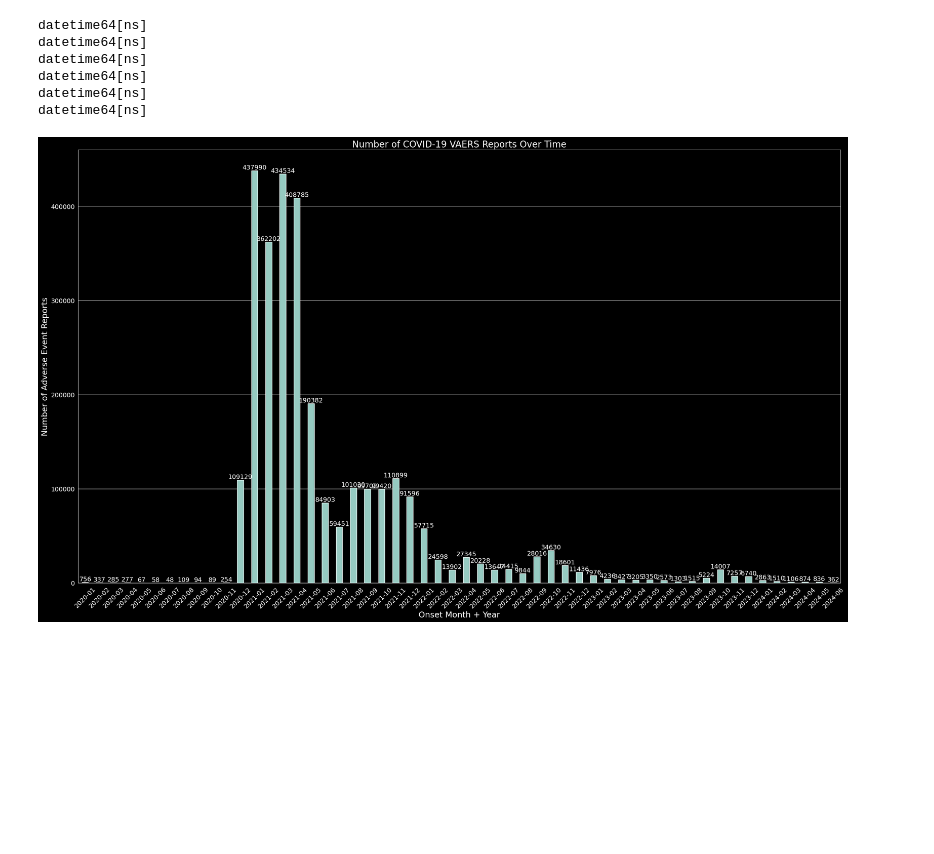
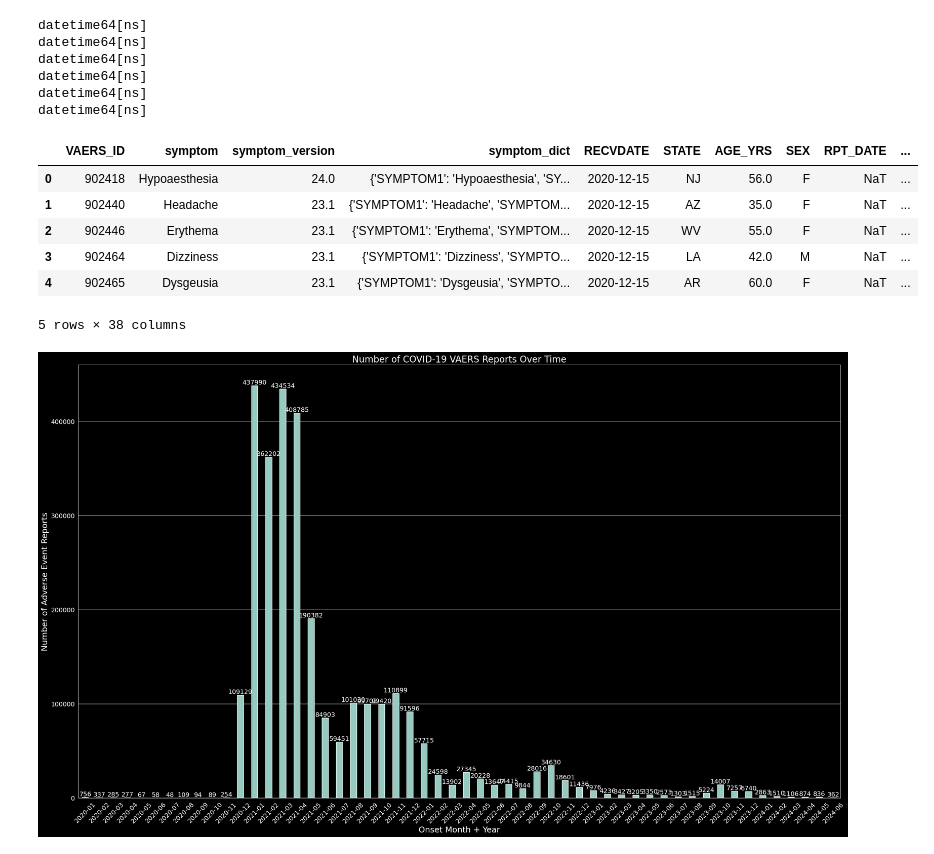
Before and after one commit to uw-msim-imt561-2026/covid-19-vaccine-adverse-reactions, a Jupyter notebook: notebooks/visualizations.ipynb, the cells around one changed output. Cells and saved outputs as stored; diff of their text form; code cells hidden in the pictures; blank space fills up the shorter version.

```diff
--- a/notebooks/visualizations.ipynb
+++ b/notebooks/visualizations.ipynb
@@ -70,6 +70,20 @@ datetime64[ns]
 datetime64[ns]
 datetime64[ns]
 datetime64[ns]
+# %%
+# add Year, Month, and MonthYear columns
+df_all_filtered['ONSET_YEAR'] = df_all_filtered['ONSET_DATE'].dt.year
+df_all_filtered['ONSET_MONTH'] = df_all_filtered['ONSET_DATE'].dt.strftime('%b')
+df_all_filtered['ONSET_MONTHYEAR'] = df_all_filtered['ONSET_DATE'].dt.strftime('%Y-%m')
+df_all_filtered.head()
+# %% [output]
+|  | VAERS_ID | symptom | symptom_version | symptom_dict | RECVDATE | STATE | AGE_YRS | SEX | RPT_DATE | ... |
+| 0 | 902418 | Hypoaesthesia | 24.0 | {'SYMPTOM1': 'Hypoaesthesia', 'SY... | 2020-12-15 | NJ | 56.0 | F | NaT | ... |
+| 1 | 902440 | Headache | 23.1 | {'SYMPTOM1': 'Headache', 'SYMPTOM... | 2020-12-15 | AZ | 35.0 | F | NaT | ... |
+| 2 | 902446 | Erythema | 23.1 | {'SYMPTOM1': 'Erythema', 'SYMPTOM... | 2020-12-15 | WV | 55.0 | F | NaT | ... |
+| 3 | 902464 | Dizziness | 23.1 | {'SYMPTOM1': 'Dizziness', 'SYMPTO... | 2020-12-15 | LA | 42.0 | M | NaT | ... |
+| 4 | 902465 | Dysgeusia | 23.1 | {'SYMPTOM1': 'Dysgeusia', 'SYMPTO... | 2020-12-15 | AR | 60.0 | F | NaT | ... |
+5 rows × 38 columns
 # %%
 # plot number of adverse events over time
 bar_reports_overtime = df_all_filtered.sort_values(by='ONSET_DATE')
```
Also changed, not shown: parts of 15 cells of this notebook.
